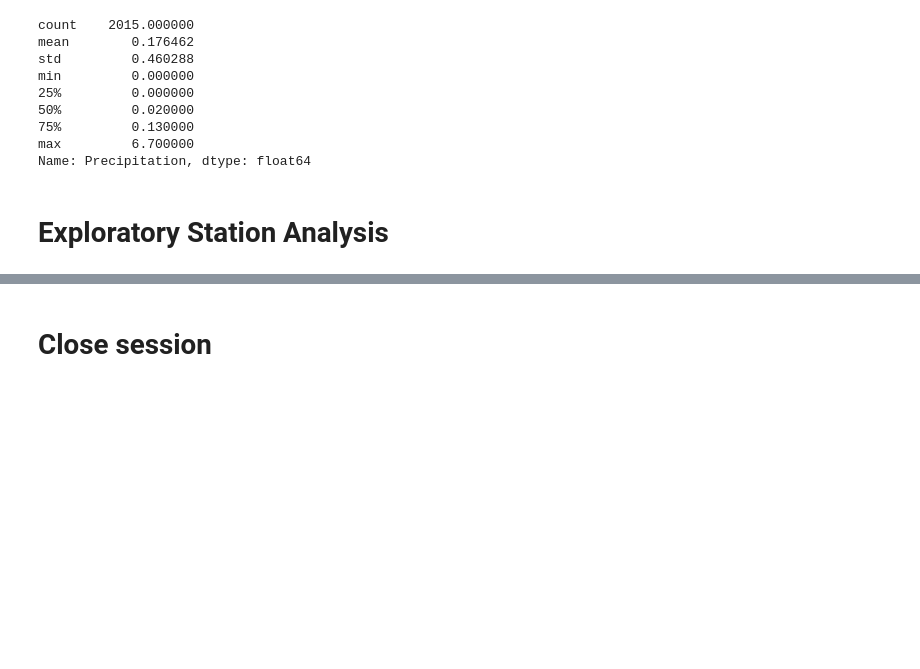
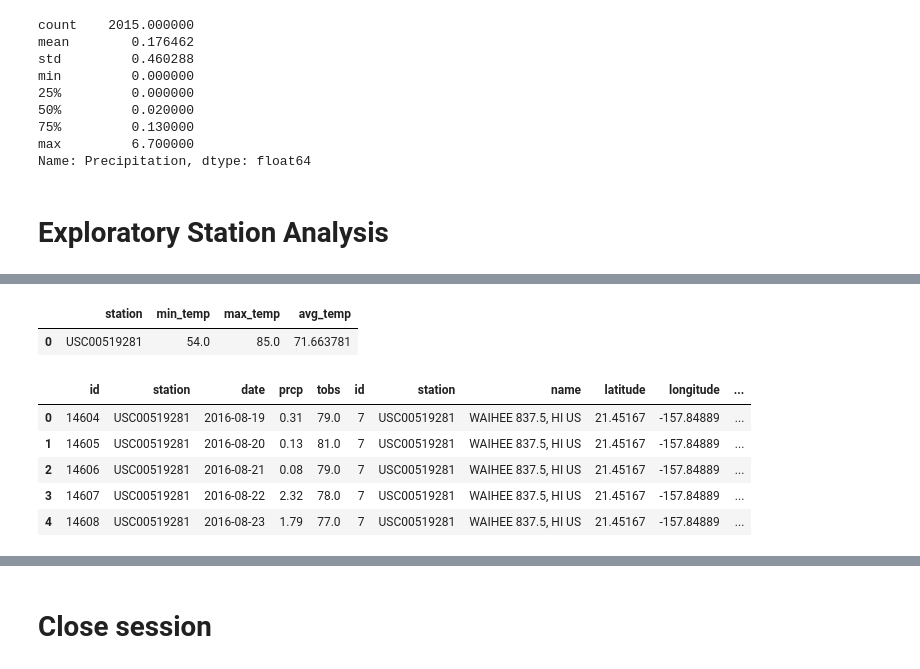
Before and after one commit to calvinluu96/sqlalchemy-challenge, a Jupyter notebook: climate.ipynb, the cells around one changed output, grey strips where cells are left out. Cells and saved outputs as stored; diff of their text form; code cells hidden in the pictures; blank space fills up the shorter version.

```diff
--- a/climate.ipynb
+++ b/climate.ipynb
@@ -137,5 +156,21 @@ Name: Precipitation, dtype: float64
 # %%
 # Using the most active station id from the previous query, calculate the lowest, highest, and average temperature.
+most_active_station_describe = pd.read_sql("select m.station, min(m.tobs) as min_temp, max(m.tobs) as max_temp, avg(m.tobs) as avg_temp from Measurement m \
+    join Station s on m.station = s.station where m.station = 'USC00519281'", session.bind)
+most_active_station_describe
+# %% [output]
+|  | station | min_temp | max_temp | avg_temp |
+| 0 | USC00519281 | 54.0 | 85.0 | 71.663781 |
 # %%
 # Using the most active station id
 # Query the last 12 months of temperature observation data for this station and plot the results as a histogram
+most_active_station = pd.read_sql("select * from Measurement m join Station s on m.station = s.station \
+                            where m.station = 'USC00519281' and date > '2016-08-18' ", session.bind)
+most_active_station.head()
+# %% [output]
+|  | id | station | date | prcp | tobs | id | station | name | latitude | longitude | ... |
+| 0 | 14604 | USC00519281 | 2016-08-19 | 0.31 | 79.0 | 7 | USC00519281 | WAIHEE 837.5, HI US | 21.45167 | -157.84889 | ... |
+| 1 | 14605 | USC00519281 | 2016-08-20 | 0.13 | 81.0 | 7 | USC00519281 | WAIHEE 837.5, HI US | 21.45167 | -157.84889 | ... |
+| 2 | 14606 | USC00519281 | 2016-08-21 | 0.08 | 79.0 | 7 | USC00519281 | WAIHEE 837.5, HI US | 21.45167 | -157.84889 | ... |
+| 3 | 14607 | USC00519281 | 2016-08-22 | 2.32 | 78.0 | 7 | USC00519281 | WAIHEE 837.5, HI US | 21.45167 | -157.84889 | ... |
+| 4 | 14608 | USC00519281 | 2016-08-23 | 1.79 | 77.0 | 7 | USC00519281 | WAIHEE 837.5, HI US | 21.45167 | -157.84889 | ... |
```
Also changed, not shown: parts of 3 cells of this notebook, 1 other file.
